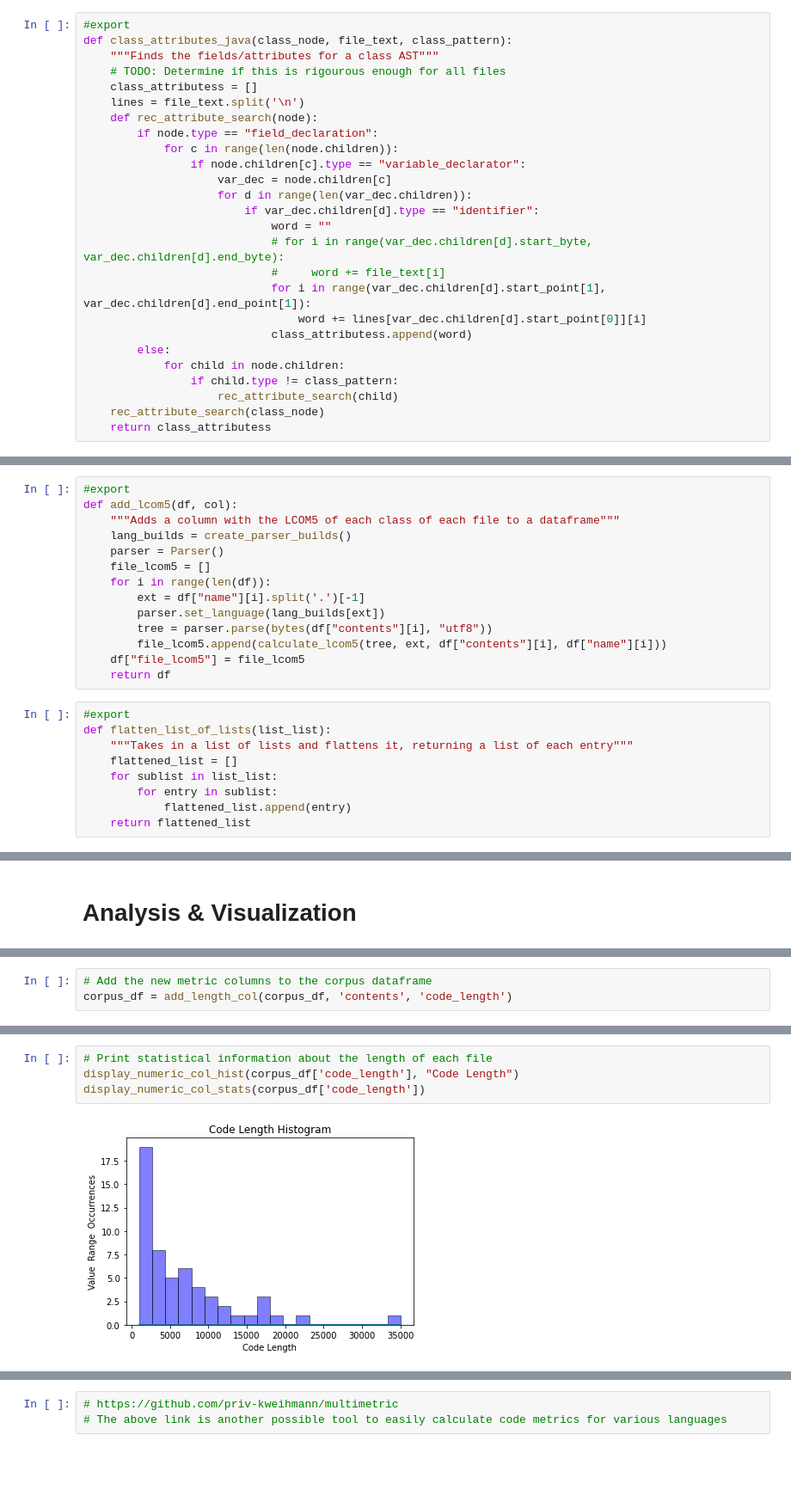
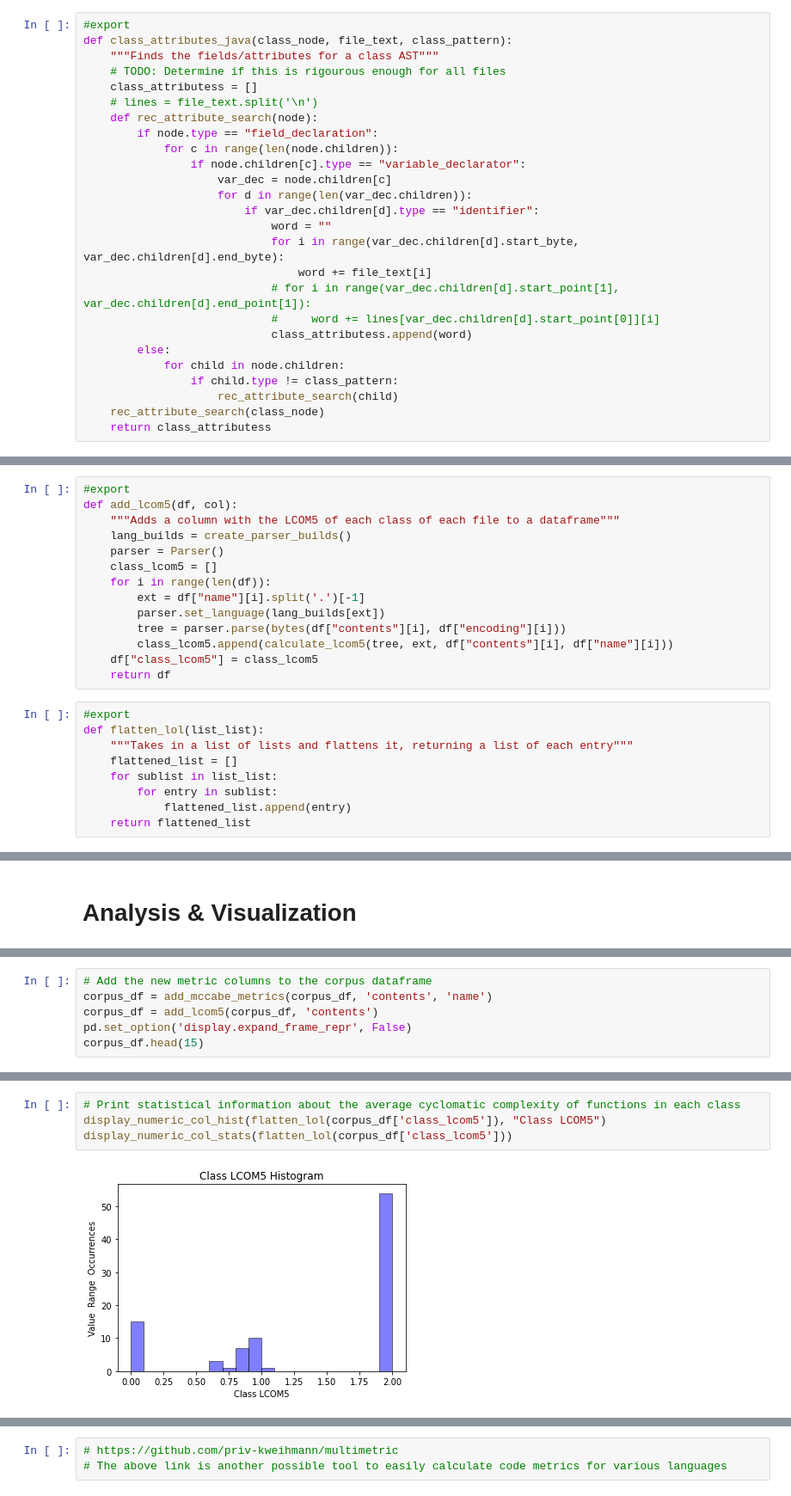
Before and after one commit to WM-SEMERU/ds4se, a Jupyter notebook: nbs/01.1_data.exploratory.se.metrics.ipynb, the cells around one changed output, grey strips where cells are left out. Shown at 86% size. Cells and saved outputs as stored; diff of their text form; blank space fills up the shorter version.

Commit message:
Made CCN metrics class level vs file level

```diff
--- a/nbs/01.1_data.exploratory.se.metrics.ipynb
+++ b/nbs/01.1_data.exploratory.se.metrics.ipynb
@@ -179,7 +216,7 @@ def class_attributes_java(class_node, file_text, class_pattern):
     """Finds the fields/attributes for a class AST"""
     # TODO: Determine if this is rigourous enough for all files
     class_attributess = []
-    lines = file_text.split('\n')
+    # lines = file_text.split('\n')
     def rec_attribute_search(node):
         if node.type == "field_declaration":
             for c in range(len(node.children)):
@@ -188,10 +225,10 @@ def class_attributes_java(class_node, file_text, class_pattern):
                     for d in range(len(var_dec.children)):
                         if var_dec.children[d].type == "identifier":
                             word = ""
-                            # for i in range(var_dec.children[d].start_byte, var_dec.children[d].end_byte):
-                            #     word += file_text[i]
-                            for i in range(var_dec.children[d].start_point[1], var_dec.children[d].end_point[1]):
-                                word += lines[var_dec.children[d].start_point[0]][i]
+                            for i in range(var_dec.children[d].start_byte, var_dec.children[d].end_byte):
+                                word += file_text[i]
+                            # for i in range(var_dec.children[d].start_point[1], var_dec.children[d].end_point[1]):
+                            #     word += lines[var_dec.children[d].start_point[0]][i]
                             class_attributess.append(word)
         else:
             for child in node.children:
@@ -299,17 +336,17 @@ def add_lcom5(df, col):
     """Adds a column with the LCOM5 of each class of each file to a dataframe"""
     lang_builds = create_parser_builds()
     parser = Parser()
-    file_lcom5 = []
+    class_lcom5 = []
     for i in range(len(df)):
         ext = df["name"][i].split('.')[-1]
         parser.set_language(lang_builds[ext])
-        tree = parser.parse(bytes(df["contents"][i], "utf8"))
-        file_lcom5.append(calculate_lcom5(tree, ext, df["contents"][i], df["name"][i]))
-    df["file_lcom5"] = file_lcom5
+        tree = parser.parse(bytes(df["contents"][i], df["encoding"][i]))
+        class_lcom5.append(calculate_lcom5(tree, ext, df["contents"][i], df["name"][i]))
+    df["class_lcom5"] = class_lcom5
     return df
 # %%
 #export
-def flatten_list_of_lists(list_list):
+def flatten_lol(list_list):
     """Takes in a list of lists and flattens it, returning a list of each entry"""
     flattened_list = []
     for sublist in list_list:
@@ -381,3 +416,6 @@ Total files: 2
 # %%
 # Add the new metric columns to the corpus dataframe
-corpus_df = add_length_col(corpus_df, 'contents', 'code_length')
+corpus_df = add_mccabe_metrics(corpus_df, 'contents', 'name')
+corpus_df = add_lcom5(corpus_df, 'contents')
+pd.set_option('display.expand_frame_repr', False)
+corpus_df.head(15)
@@ -384,6 +487,6 @@ corpus_df = add_length_col(corpus_df, 'contents', 'code_length')
 # %%
-# Print statistical information about the length of each file
-display_numeric_col_hist(corpus_df['code_length'], "Code Length")
-display_numeric_col_stats(corpus_df['code_length'])
+# Print statistical information about the average cyclomatic complexity of functions in each class
+display_numeric_col_hist(flatten_lol(corpus_df['class_lcom5']), "Class LCOM5")
+display_numeric_col_stats(flatten_lol(corpus_df['class_lcom5']))
 # %% [output]
-[figure, old version]
+[figure, new version]
```
Also changed, not shown: parts of 31 cells of this notebook.
